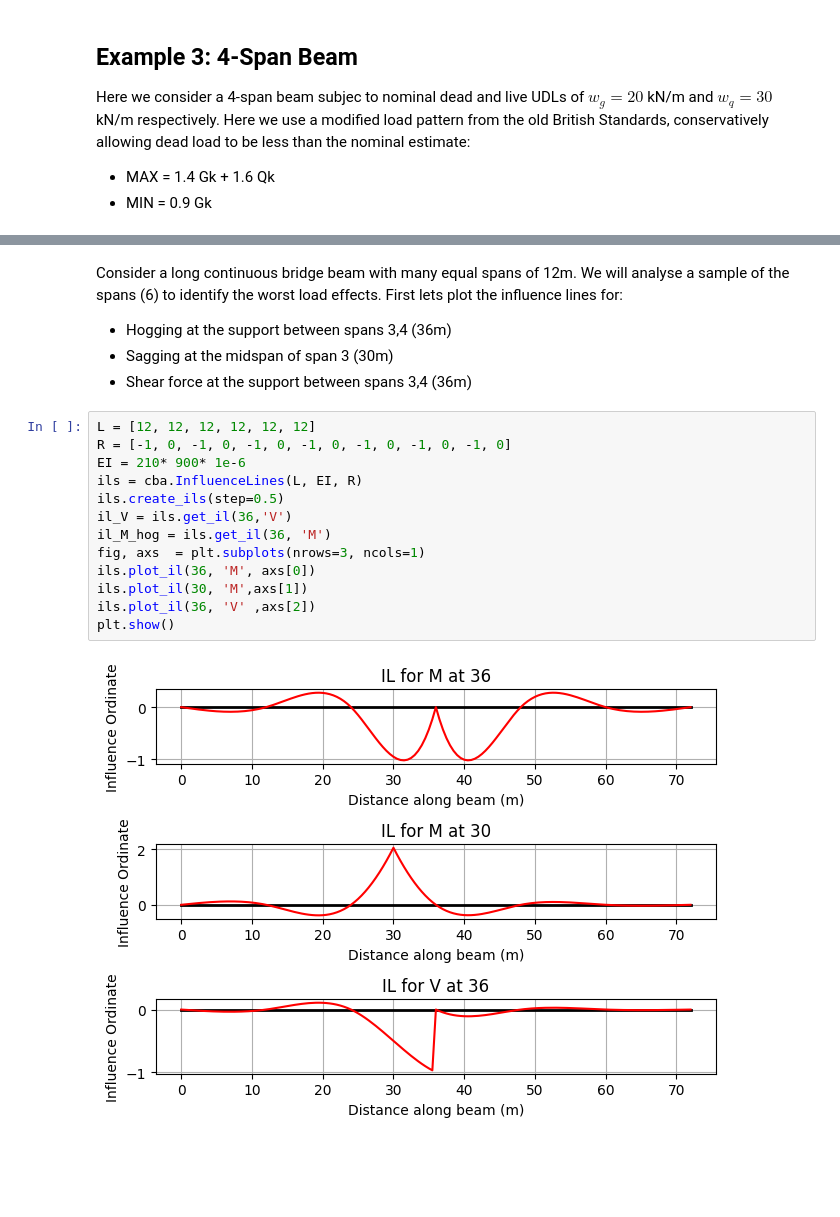
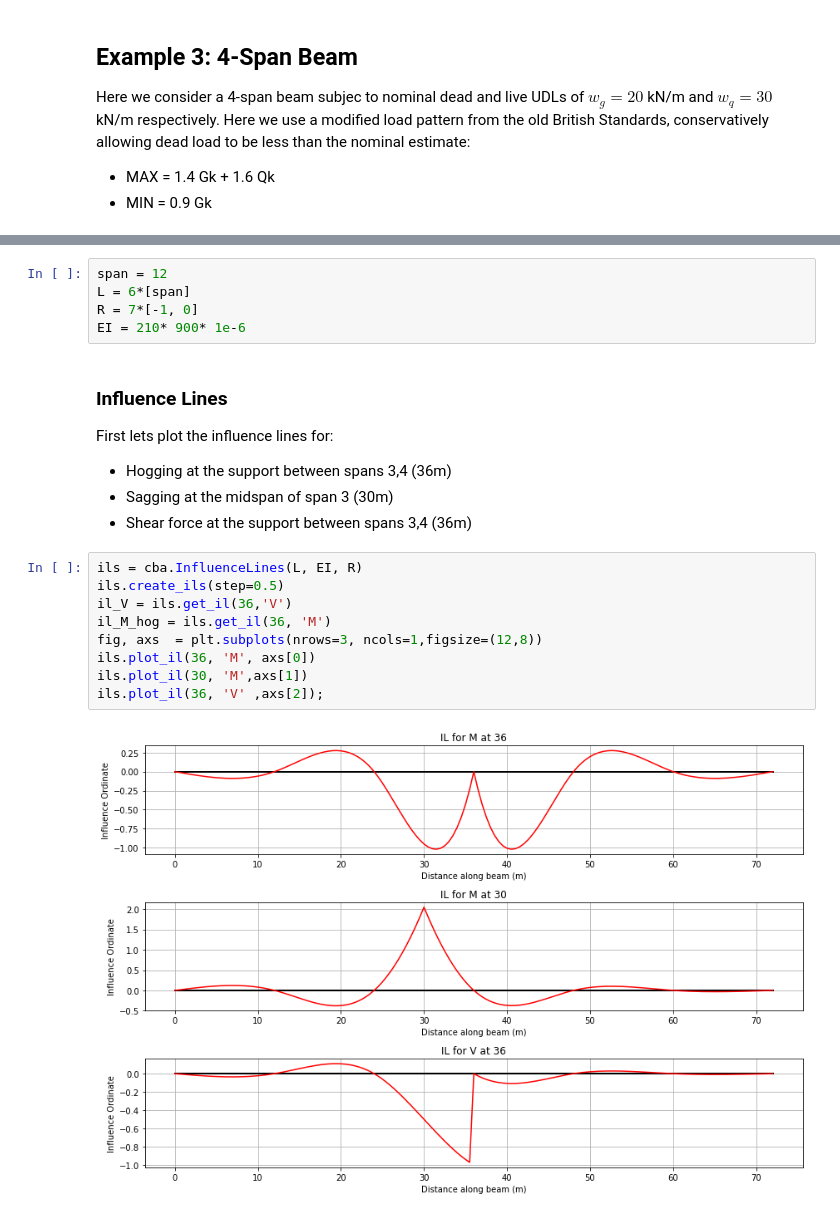
Before and after one commit to ccaprani/pycba, a Jupyter notebook: docs/source/notebooks/envelopes.ipynb, the cells around one changed output, grey strips where cells are left out. Saved outputs shown, nothing was run; the diff lists cells and outputs as text; blank space fills up the shorter version.

```diff
--- a/docs/source/notebooks/envelopes.ipynb
+++ b/docs/source/notebooks/envelopes.ipynb
@@ -166,23 +193,26 @@ KEL_4 = 120 #knife edge load for 4 spans
+# %%
+span = 12
+L = 6*[span]
+R = 7*[-1, 0]
+EI = 210* 900* 1e-6
 # %% [markdown]
-Consider a long continuous bridge beam with many equal spans of 12m. We will analyse a sample of the spans (6) to identify the worst load effects. First lets plot the influence lines for:
+### Influence Lines
+
+First lets plot the influence lines for:
 * Hogging at the support between spans 3,4 (36m)
 * Sagging at the midspan of span 3 (30m)
 * Shear force at the support between spans 3,4 (36m)
-# %%
-L = [12, 12, 12, 12, 12, 12]
-R = [-1, 0, -1, 0, -1, 0, -1, 0, -1, 0, -1, 0, -1, 0]
-EI = 210* 900* 1e-6
-ils = cba.InfluenceLines(L, EI, R)
-ils.create_ils(step=0.5)
-il_V = ils.get_il(36,'V')
-il_M_hog = ils.get_il(36, 'M')
-fig, axs  = plt.subplots(nrows=3, ncols=1)
-ils.plot_il(36, 'M', axs[0])
-ils.plot_il(30, 'M',axs[1])
-ils.plot_il(36, 'V' ,axs[2])
-plt.show()
-# %% [output]
-[figure, removed]
+# %%
+ils = cba.InfluenceLines(L, EI, R)
+ils.create_ils(step=0.5)
+il_V = ils.get_il(36,'V')
+il_M_hog = ils.get_il(36, 'M')
+fig, axs  = plt.subplots(nrows=3, ncols=1,figsize=(12,8))
+ils.plot_il(36, 'M', axs[0])
+ils.plot_il(30, 'M',axs[1])
+ils.plot_il(36, 'V' ,axs[2]);
+# %% [output]
+[figure, added]
 # %% [markdown]
 It can be seen from the IL diagrams that:
 
```
Also changed, not shown: parts of 26 cells of this notebook.
